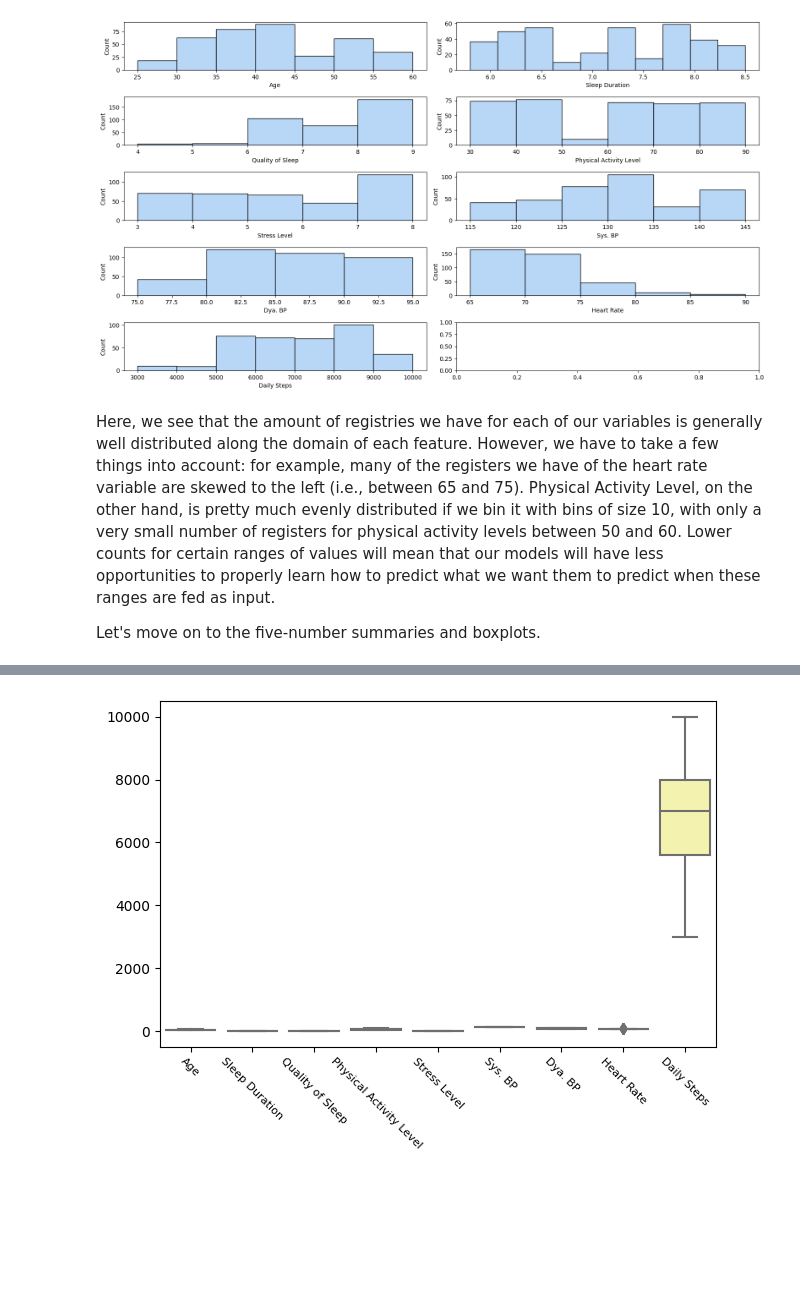
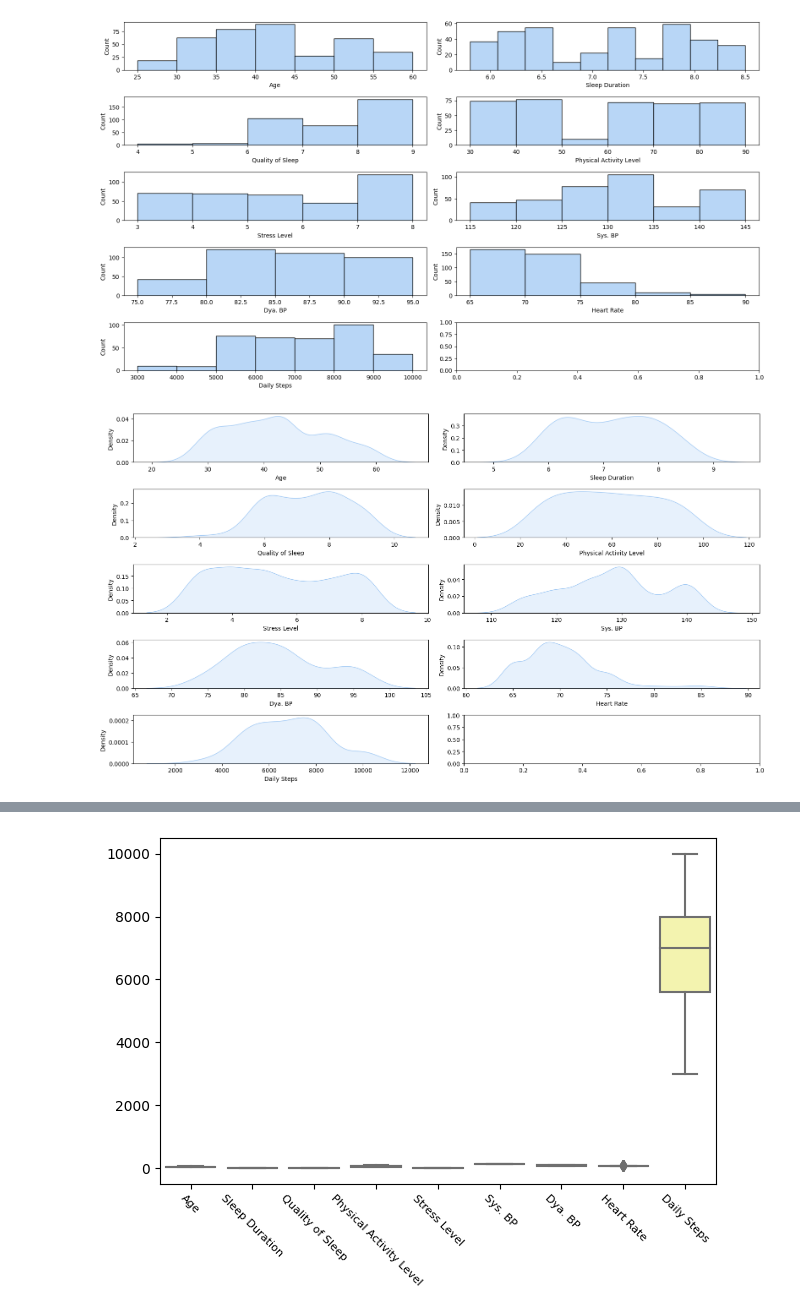
Before and after one commit to JFonseca25/ds-reviews, a Jupyter notebook: sleep/sleep.ipynb, the cells around one changed output, grey strips where cells are left out. Drawn from its saved outputs; the diff is of its cells as text; code cells hidden in the pictures; blank space fills up the shorter version.

```diff
--- a/sleep/sleep.ipynb
+++ b/sleep/sleep.ipynb
@@ -206,7 +208,25 @@ for i in range(len(ax) - 1):
 plt.tight_layout()
 # %% [output]
 [figure]
-# %% [markdown]
-Here, we see that the amount of registries we have for each of our variables is generally well distributed along the domain of each feature. However, we have to take a few things into account: for example, many of the registers we have of the heart rate variable are skewed to the left (i.e., between 65 and 75). Physical Activity Level, on the other hand, is pretty much evenly distributed if we bin it with bins of size 10, with only a very small number of registers for physical activity levels between 50 and 60. Lower counts for certain ranges of values will mean that our models will have less opportunities to properly learn how to predict what we want them to predict when these ranges are fed as input.
-
-Let's move on to the five-number summaries and boxplots.
+# %%
+fig, ax = plt.subplots(nrows=5, ncols=2, figsize=(16, 9))
+
+ax = ax.flatten()
+
+bw_adjust = [1,
+             1.5,
+             1.5,
+             1.5,
+             1,
+             1,
+             1.5,
+             1,
+             1.5
+            ]
+
+for i in range(len(ax) - 1):
+    sns.kdeplot(data=sleep_df[numeric_att[i]], ax=ax[i], bw_adjust=bw_adjust[i], fill=True)
+
+plt.tight_layout()
+# %% [output]
+[figure, added]
```
Also changed, not shown: parts of 12 cells of this notebook.
